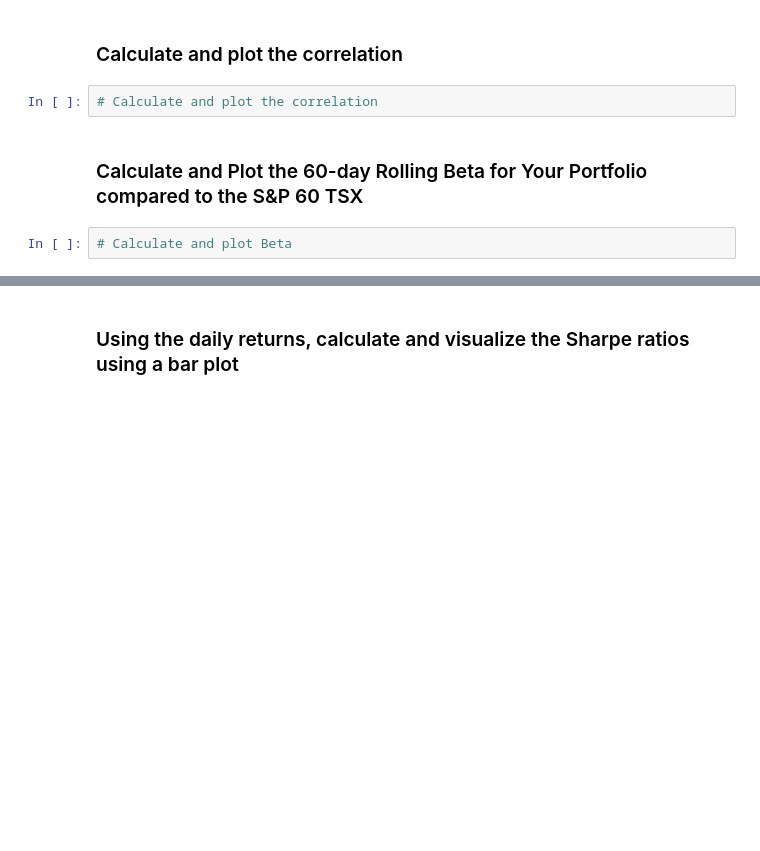
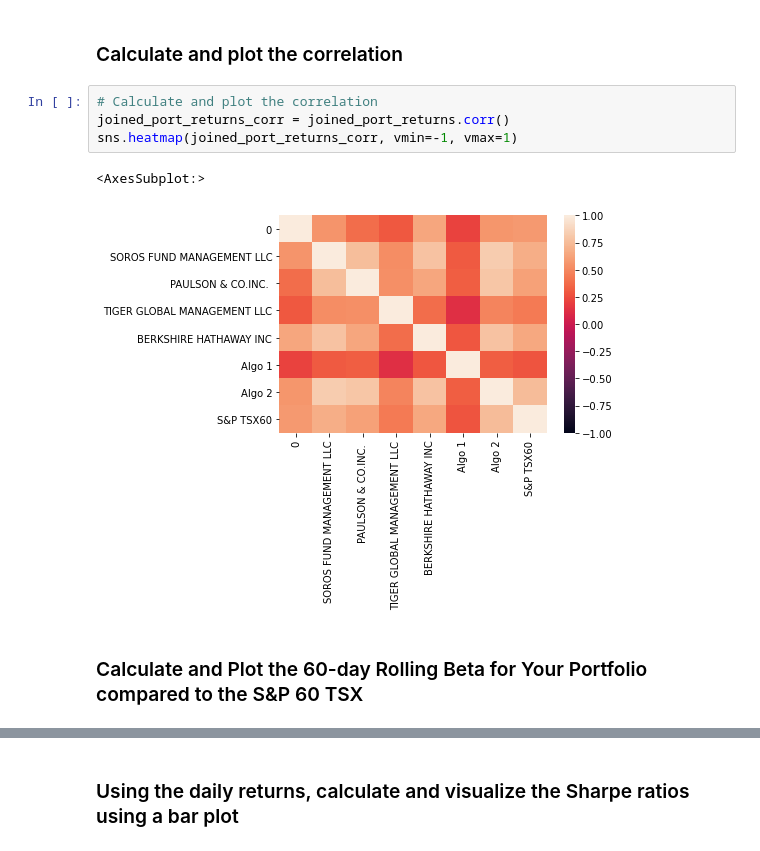
Before and after one commit to hammer888-tech/Homework-4, a Jupyter notebook: whale_analysis.ipynb, the cells around one changed output, grey strips where cells are left out. Cells and saved outputs as stored; diff of their text form; blank space fills up the shorter version.

```diff
--- a/whale_analysis.ipynb
+++ b/whale_analysis.ipynb
@@ -515,7 +596,10 @@ weights = [1/3, 1/3, 1/3]
 ### Calculate and plot the correlation
 # %%
 # Calculate and plot the correlation
+joined_port_returns_corr = joined_port_returns.corr()
+sns.heatmap(joined_port_returns_corr, vmin=-1, vmax=1)
+# %% [output]
+<AxesSubplot:>
+[figure, added]
 # %% [markdown]
 ### Calculate and Plot the 60-day Rolling Beta for Your Portfolio compared to the S&P 60 TSX
-# %%
-# Calculate and plot Beta
```
Also changed, not shown: parts of 13 cells of this notebook.
